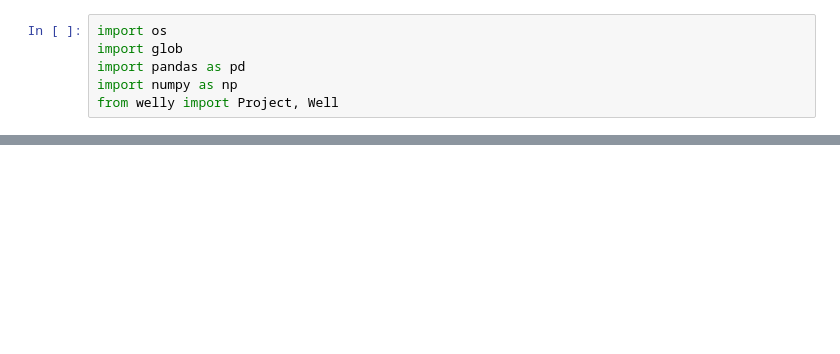
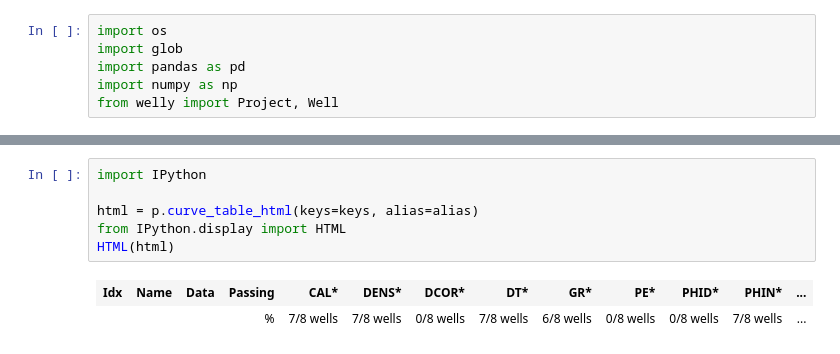
Before and after one commit to WesleyTheGeolien/t20-Dash_Well_Viz, a Jupyter notebook: Notebooks/load_multiple_wells.ipynb, the cells around one changed output, grey strips where cells are left out. Saved outputs shown, nothing was run; the diff lists cells and outputs as text; blank space fills up the shorter version.

```diff
--- a/Notebooks/load_multiple_wells.ipynb
+++ b/Notebooks/load_multiple_wells.ipynb
@@ -55,0 +75,9 @@ plt.show()
+# %%
+import IPython
+
+html = p.curve_table_html(keys=keys, alias=alias)
+from IPython.display import HTML
+HTML(html)
+# %% [output]
+| Idx | Name | Data | Passing | CAL* | DENS* | DCOR* | DT* | GR* | PE* | PHID* | PHIN* | ... |
+|  |  |  | % | 7/8 wells | 7/8 wells | 0/8 wells | 7/8 wells | 6/8 wells | 0/8 wells | 0/8 wells | 7/8 wells | ... |
```
Also changed, not shown: parts of 10 cells of this notebook.
